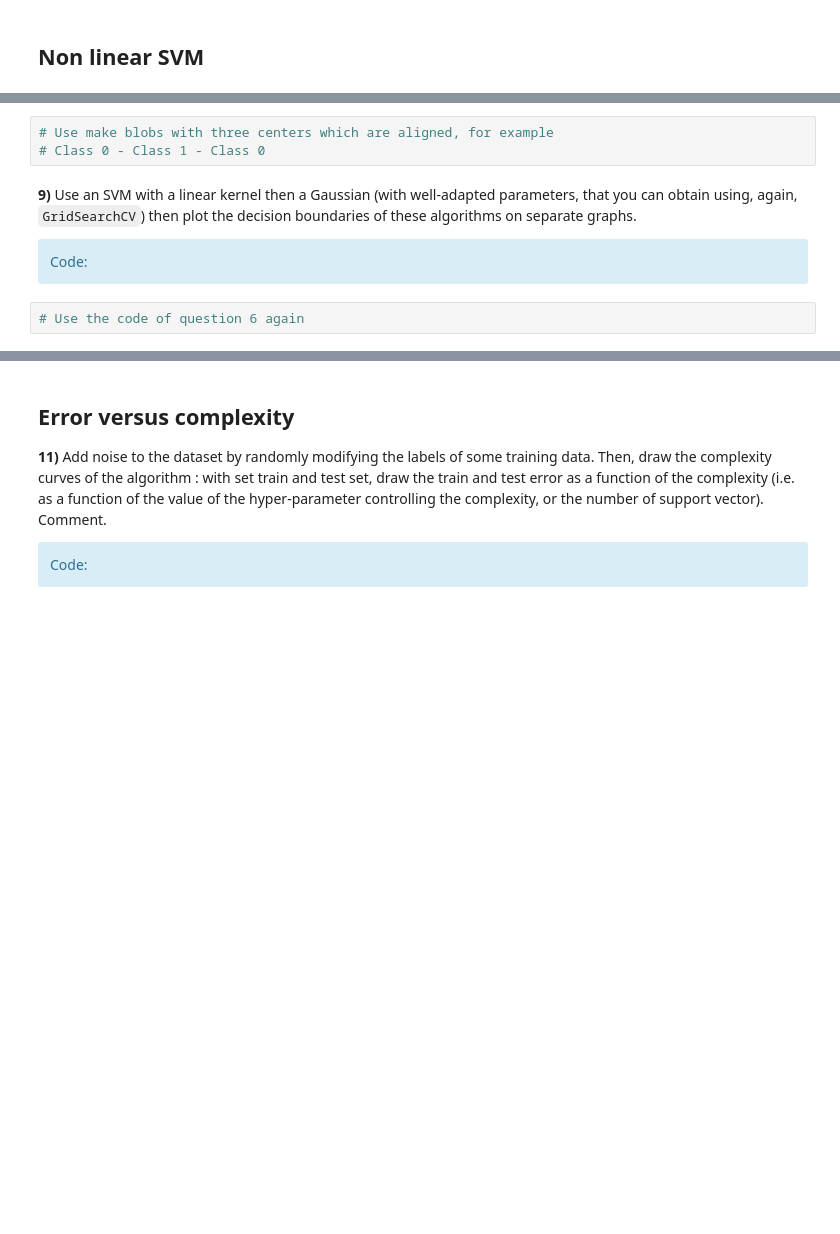
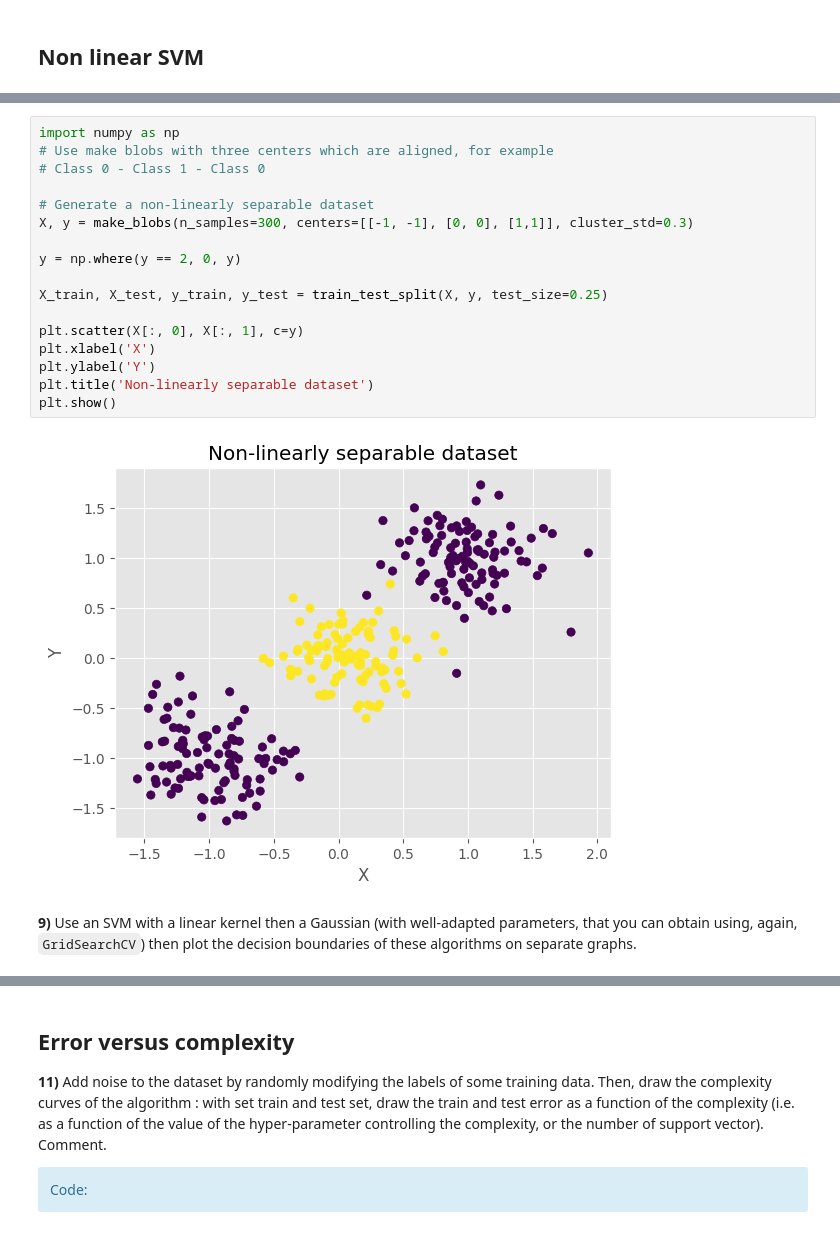
Before and after one commit to Etyl/SD-TSIA210, a Jupyter notebook: TP1/TP_SVM_students.ipynb, the cells around one changed output, grey strips where cells are left out. Drawn from its saved outputs; the diff is of its cells as text; blank space fills up the shorter version.

````diff
--- a/TP1/TP_SVM_students.ipynb
+++ b/TP1/TP_SVM_students.ipynb
@@ -239,10 +313,21 @@ gammas = [0.1, 1, 10, 100]
-# %%
-# Use make blobs with three centers which are aligned, for example
-# Class 0 - Class 1 - Class 0
+# %%
+import numpy as np
+# Use make blobs with three centers which are aligned, for example
+# Class 0 - Class 1 - Class 0
+
+# Generate a non-linearly separable dataset
+X, y = make_blobs(n_samples=300, centers=[[-1, -1], [0, 0], [1,1]], cluster_std=0.3)
+
+y = np.where(y == 2, 0, y)
+
+X_train, X_test, y_train, y_test = train_test_split(X, y, test_size=0.25)
+
+plt.scatter(X[:, 0], X[:, 1], c=y)
+plt.xlabel('X')
+plt.ylabel('Y')
+plt.title('Non-linearly separable dataset')
+plt.show()
+# %% [output]
+[figure, added]
 # %% [markdown]
 **9)** Use an SVM with a linear kernel then a Gaussian (with well-adapted parameters, that you can obtain using, again, ```GridSearchCV```) then plot the decision boundaries of these algorithms on separate graphs.
-
-<div class='alert alert-block alert-info'>
-            Code:</div>
-# %%
-# Use the code of question 6 again
````
Also changed, not shown: parts of 38 cells of this notebook, 1 other file.
